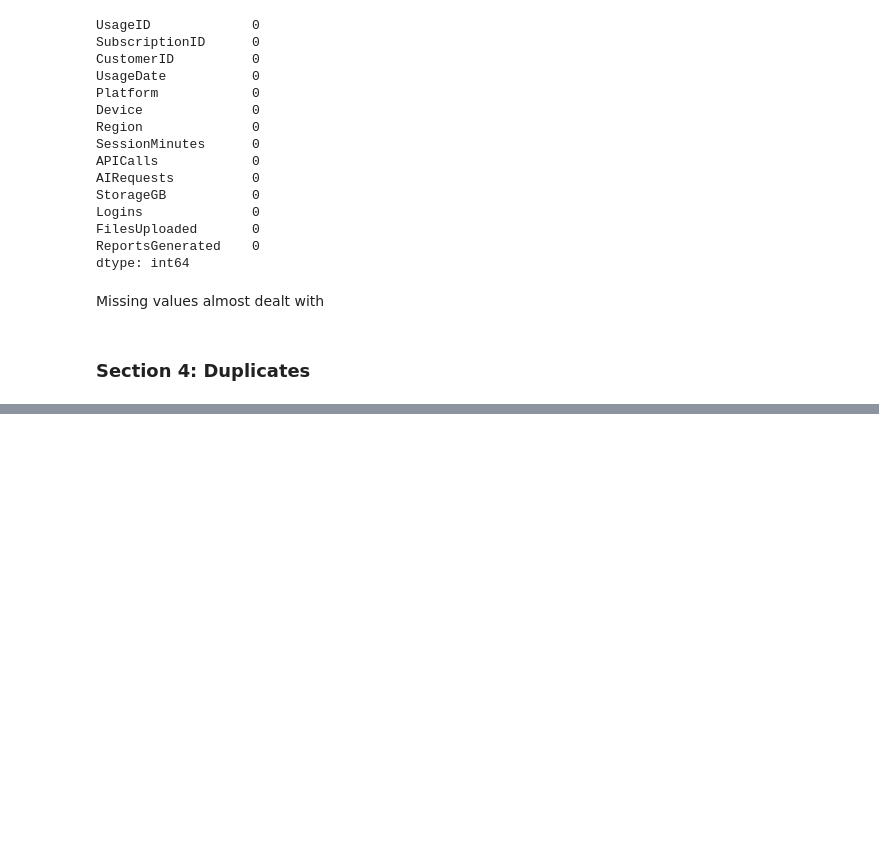
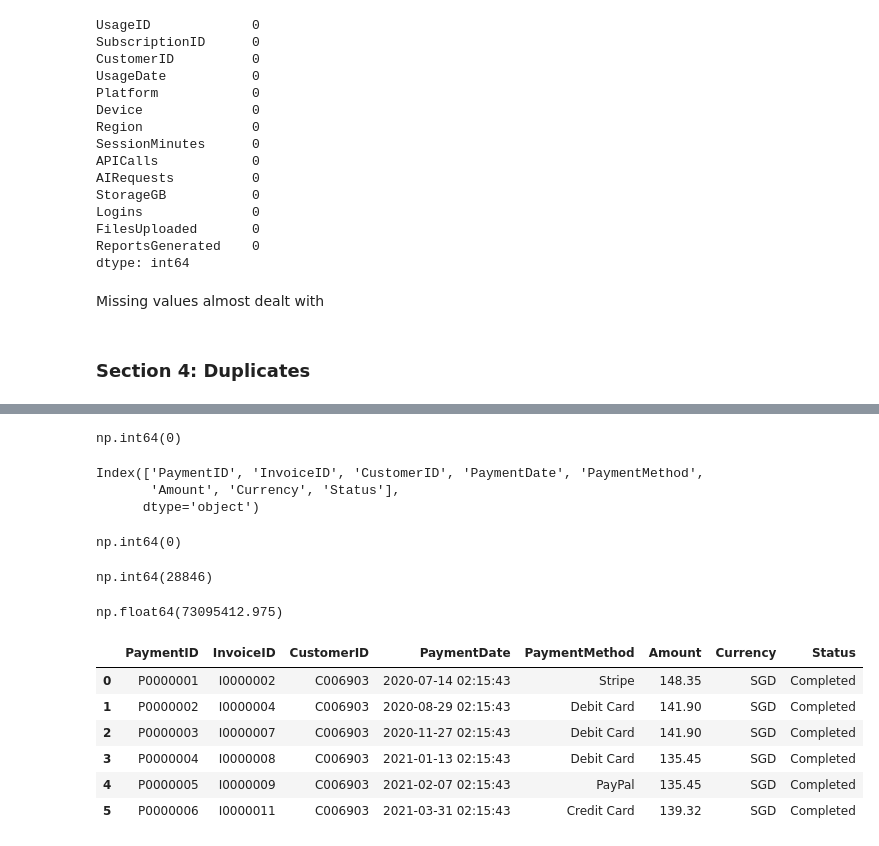
Before and after one commit to ZeeshanTalpur/Project-NexusPulse-SaaS-Profitability-Analysis, a Jupyter notebook: Notebooks/Data Cleaning.ipynb, the cells around one changed output, grey strips where cells are left out. Saved outputs shown, nothing was run; the diff lists cells and outputs as text; code cells hidden in the pictures; blank space fills up the shorter version.

Commit message:
Section 4 duplicates done

```diff
--- a/Notebooks/Data Cleaning.ipynb
+++ b/Notebooks/Data Cleaning.ipynb
@@ -1245,0 +1326,32 @@ Missing values almost dealt with
+# %%
+payments.duplicated().sum()
+# %% [output]
+np.int64(0)
+# %%
+payments.columns
+# %% [output]
+Index(['PaymentID', 'InvoiceID', 'CustomerID', 'PaymentDate', 'PaymentMethod',
+       'Amount', 'Currency', 'Status'],
+      dtype='object')
+# %%
+payments["PaymentID"].duplicated().sum()
+# %% [output]
+np.int64(0)
+# %%
+payments["InvoiceID"].duplicated().sum()
+# %% [output]
+np.int64(28846)
+# %%
+payments["Amount"].sum()
+# %% [output]
+np.float64(73095412.975)
+# %%
+payments.head(6)
+# %% [output]
+|  | PaymentID | InvoiceID | CustomerID | PaymentDate | PaymentMethod | Amount | Currency | Status |
+| 0 | P0000001 | I0000002 | C006903 | 2020-07-14 02:15:43 | Stripe | 148.35 | SGD | Completed |
+| 1 | P0000002 | I0000004 | C006903 | 2020-08-29 02:15:43 | Debit Card | 141.90 | SGD | Completed |
+| 2 | P0000003 | I0000007 | C006903 | 2020-11-27 02:15:43 | Debit Card | 141.90 | SGD | Completed |
+| 3 | P0000004 | I0000008 | C006903 | 2021-01-13 02:15:43 | Debit Card | 135.45 | SGD | Completed |
+| 4 | P0000005 | I0000009 | C006903 | 2021-02-07 02:15:43 | PayPal | 135.45 | SGD | Completed |
+| 5 | P0000006 | I0000011 | C006903 | 2021-03-31 02:15:43 | Credit Card | 139.32 | SGD | Completed |
```
Also changed, not shown: parts of 61 cells of this notebook.
